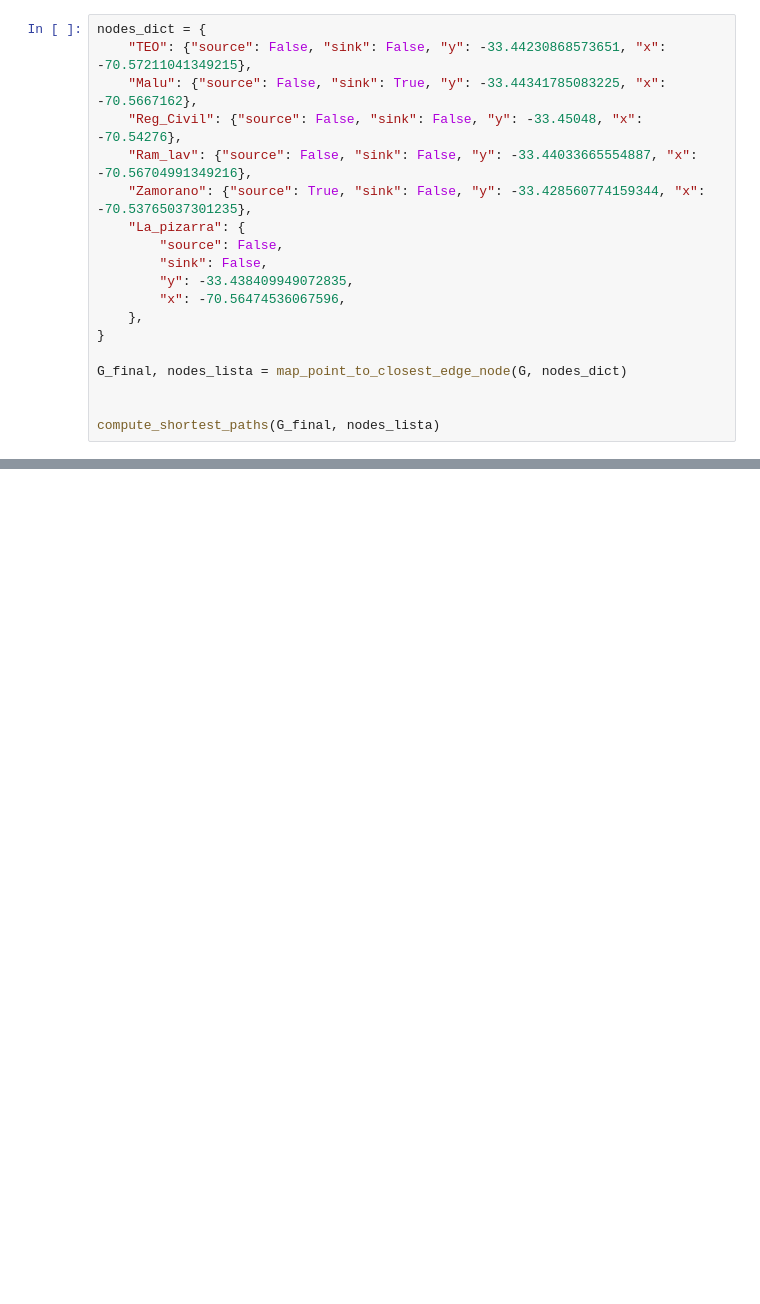
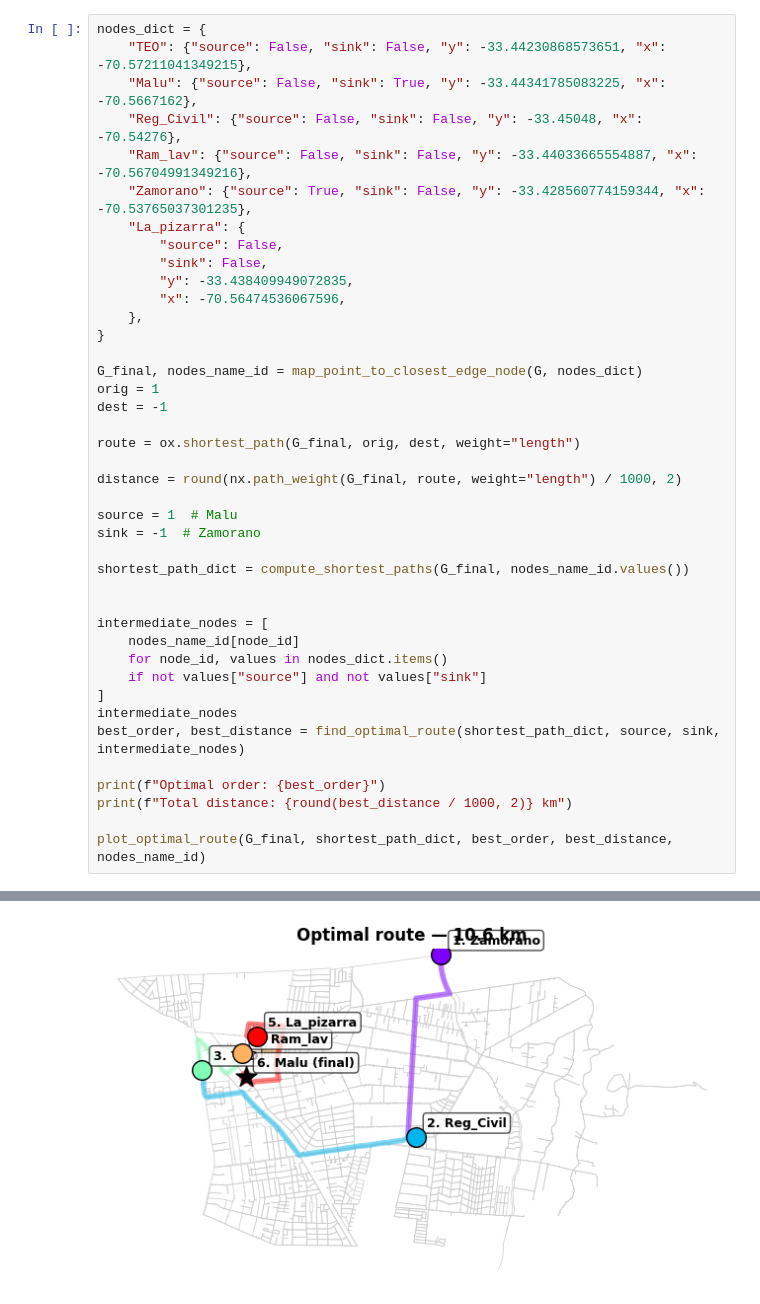
Before and after one commit to jsiebert10/friendly-route, a Jupyter notebook: sandbox.ipynb, the cells around one changed output, grey strips where cells are left out. Drawn from its saved outputs; the diff is of its cells as text; blank space fills up the shorter version.

Commit message:
added final route setting and plotting

```diff
--- a/sandbox.ipynb
+++ b/sandbox.ipynb
@@ -283,8 +380,30 @@ nodes_dict = {
     },
 }
 
-G_final, nodes_lista = map_point_to_closest_edge_node(G, nodes_dict)
+G_final, nodes_name_id = map_point_to_closest_edge_node(G, nodes_dict)
+orig = 1
+dest = -1
+
+route = ox.shortest_path(G_final, orig, dest, weight="length")
+
+distance = round(nx.path_weight(G_final, route, weight="length") / 1000, 2)
+
+source = 1  # Malu
+sink = -1  # Zamorano
+
+shortest_path_dict = compute_shortest_paths(G_final, nodes_name_id.values())
 
 
-compute_shortest_paths(G_final, nodes_lista)
+intermediate_nodes = [
+    nodes_name_id[node_id]
+    for node_id, values in nodes_dict.items()
+    if not values["source"] and not values["sink"]
+]
+intermediate_nodes
+best_order, best_distance = find_optimal_route(shortest_path_dict, source, sink, intermediate_nodes)
+
+print(f"Optimal order: {best_order}")
+print(f"Total distance: {round(best_distance / 1000, 2)} km")
+
+plot_optimal_route(G_final, shortest_path_dict, best_order, best_distance, nodes_name_id)
 # %% [output]
@@ -291,0 +412 @@ TypeError: type list doesn't define __round__ method
+[figure, added]
```
Also changed, not shown: parts of 12 cells of this notebook.
